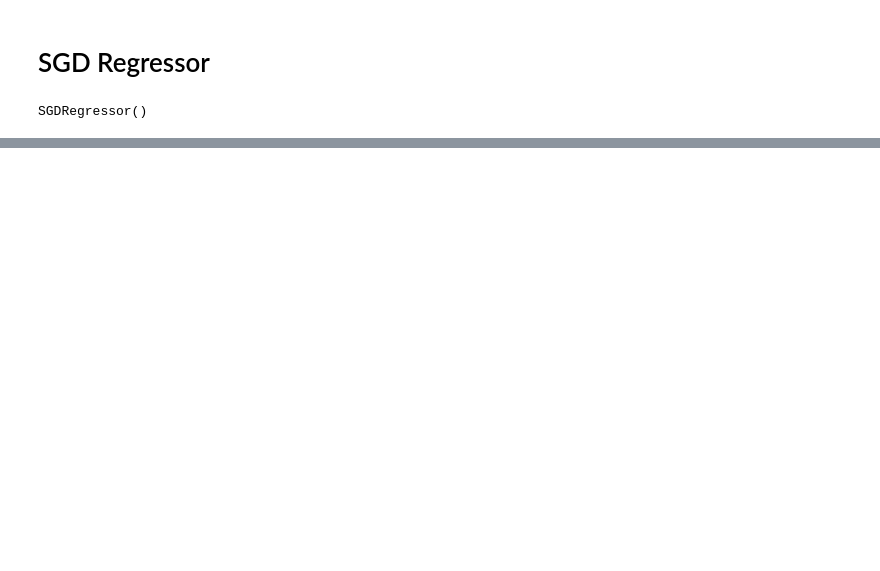
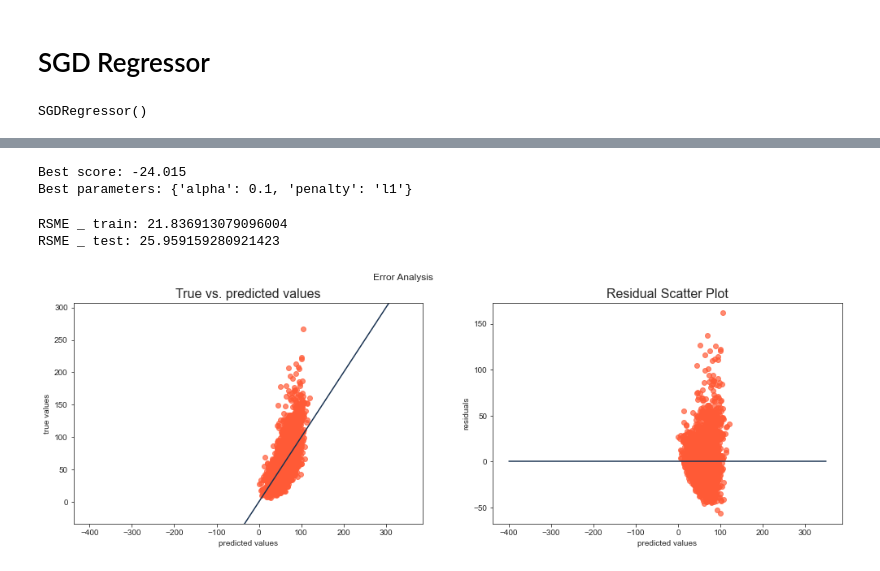
Before and after one commit to sm4rtm4art/airquality, a Jupyter notebook: sgdregressor.ipynb, the cells around one changed output, grey strips where cells are left out. Cells and saved outputs as stored; diff of their text form; code cells hidden in the pictures; blank space fills up the shorter version.

```diff
--- a/sgdregressor.ipynb
+++ b/sgdregressor.ipynb
@@ -145,0 +159,11 @@ error_analysis(y_test, y_pred_test)
+# %%
+# Defining parameter grid (as dictionary)
+param_grid = {"alpha" : [0.00001,0.0001, 0.001, 0.01, 0.1],
+              "penalty" : ["l2", "l1", "elasticnet"]
+             }
+gs = GridSearchCV(SGDRegressor(random_state=100), param_grid, scoring='neg_root_mean_squared_error',
+                  cv=5, verbose=5, n_jobs=-1)
+
+# Fit gridsearch object to data.. also lets see how long it takes
+
+gs.fit(X_train_scaled, y_train)
@@ -145,0 +192,31 @@ error_analysis(y_test, y_pred_test)
+# %%
+# Best score
+print('Best score:', round(gs.best_score_, 3))
+
+# Best parameters
+print('Best parameters:', gs.best_params_)
+
+
+# Assigning the fitted SGDClassifier model with best parameter combination to a new variable sgd_best
+sgd_best = gs.best_estimator_
+
+# Making predictions on the test set
+y_pred_test = sgd_best.predict(X_test_scaled)
+y_pred_train = sgd_best.predict(X_train_scaled)
+# %% [output]
+Best score: -24.015
+Best parameters: {'alpha': 0.1, 'penalty': 'l1'}
+# %%
+rsme_sgd_best_train = rmse(y_train, y_pred_train)
+rsme_sgd_best_test = rmse(y_test, y_pred_test)
+
+print(f'RSME _ train: {rsme_sgd_best_train}')
+print(f'RSME _ test: {rsme_sgd_best_test}')
+# %% [output]
+RSME _ train: 21.836913079096004
+RSME _ test: 25.959159280921423
+# %%
+# error analysis train:
+error_analysis(y_train, y_pred_train)
+# %% [output]
+[figure, added]
```
Also changed, not shown: parts of 10 cells of this notebook, 3 other files.
